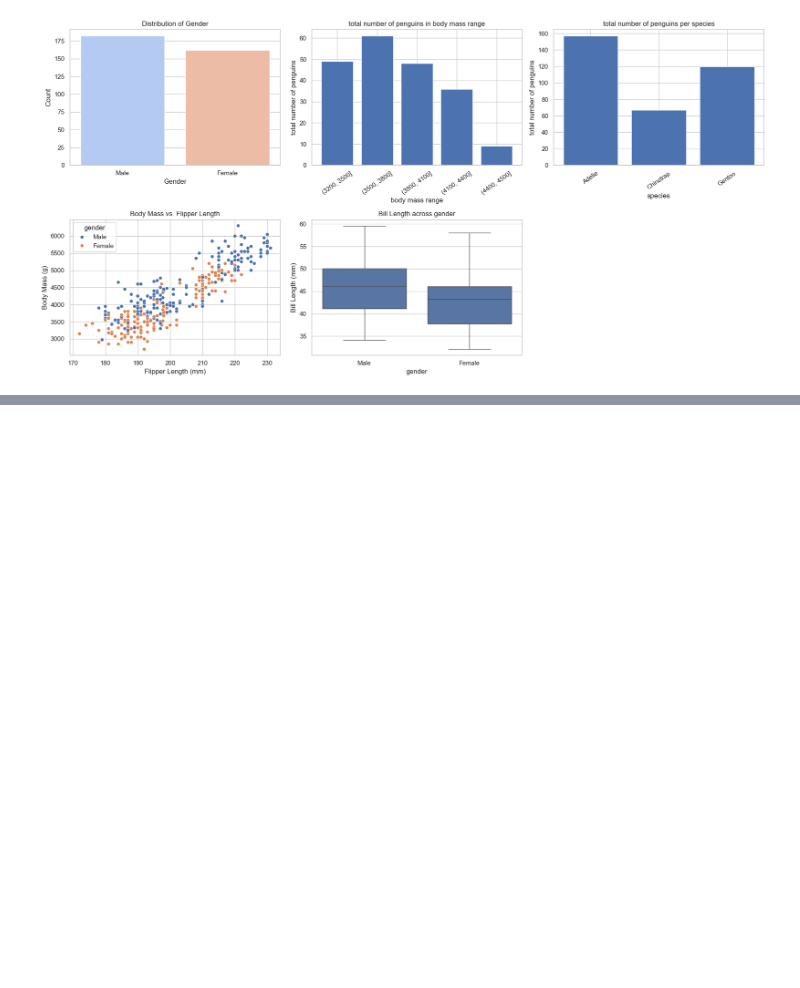
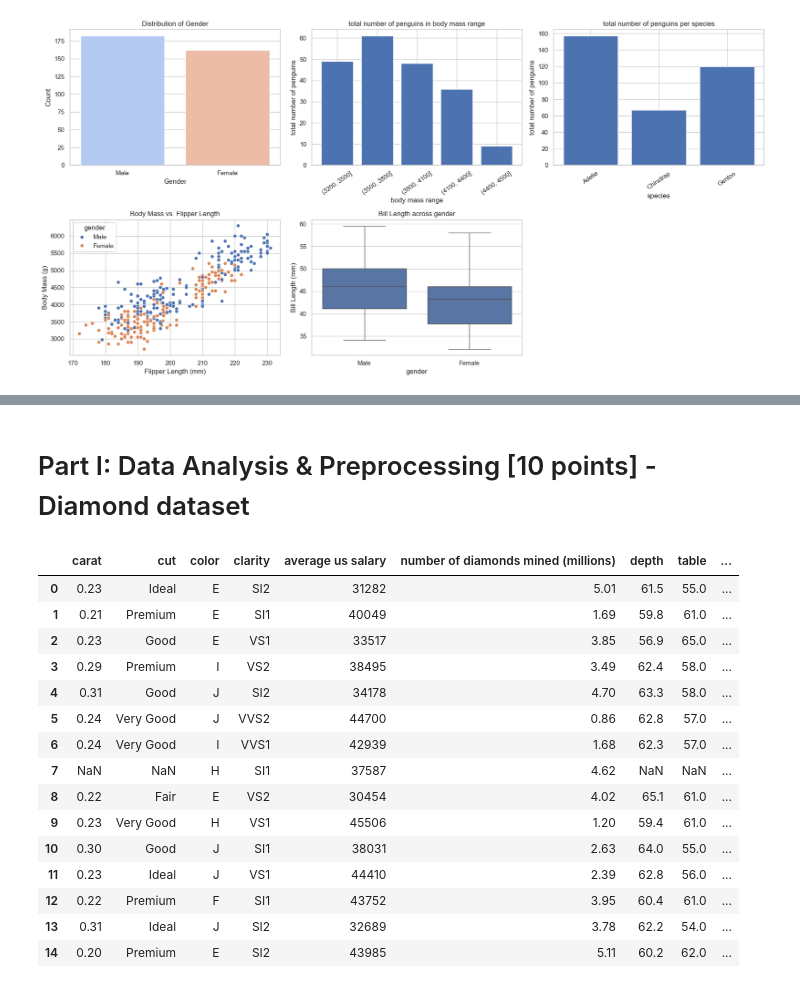
Before and after one commit to Ganesh-Kdt/Classification-and-Regression-Model-From-Scratch, a Jupyter notebook: ganeshdi_sushreen_assignment1_checkpoint.ipynb, the cells around one changed output, grey strips where cells are left out. Cells and saved outputs as stored; diff of their text form; code cells hidden in the pictures; blank space fills up the shorter version.

```diff
--- a/ganeshdi_sushreen_assignment1_checkpoint.ipynb
+++ b/ganeshdi_sushreen_assignment1_checkpoint.ipynb
@@ -239,3 +256,5 @@ df.to_csv('penguins_preprocessed.csv', sep=',', encoding='utf-8')
 
 # df_non_categorical=df.drop(columns=['gender', 'species', 'island'])
 # df_non_categorical.corr()
+# %% [markdown]
+# Part I: Data Analysis & Preprocessing [10 points] - Diamond dataset
@@ -241,0 +264,23 @@ df.to_csv('penguins_preprocessed.csv', sep=',', encoding='utf-8')
+# %%
+pd.set_option('display.max_rows', 200)
+pd.set_option('display.max_columns', 15)
+diamond_df = pd.read_csv('Data/noisy_datasets/diamond.csv', skipinitialspace=True, na_values=['FALSE', 'TRUE', 'MAYBE','IF','if'])
+diamond_df.drop('Unnamed: 0',axis=1,inplace=True)
+diamond_df.head(15)
+# %% [output]
+|  | carat | cut | color | clarity | average us salary | number of diamonds mined (millions) | depth | table | ... |
+| 0 | 0.23 | Ideal | E | SI2 | 31282 | 5.01 | 61.5 | 55.0 | ... |
+| 1 | 0.21 | Premium | E | SI1 | 40049 | 1.69 | 59.8 | 61.0 | ... |
+| 2 | 0.23 | Good | E | VS1 | 33517 | 3.85 | 56.9 | 65.0 | ... |
+| 3 | 0.29 | Premium | I | VS2 | 38495 | 3.49 | 62.4 | 58.0 | ... |
+| 4 | 0.31 | Good | J | SI2 | 34178 | 4.70 | 63.3 | 58.0 | ... |
+| 5 | 0.24 | Very Good | J | VVS2 | 44700 | 0.86 | 62.8 | 57.0 | ... |
+| 6 | 0.24 | Very Good | I | VVS1 | 42939 | 1.68 | 62.3 | 57.0 | ... |
+| 7 | NaN | NaN | H | SI1 | 37587 | 4.62 | NaN | NaN | ... |
+| 8 | 0.22 | Fair | E | VS2 | 30454 | 4.02 | 65.1 | 61.0 | ... |
+| 9 | 0.23 | Very Good | H | VS1 | 45506 | 1.20 | 59.4 | 61.0 | ... |
+| 10 | 0.30 | Good | J | SI1 | 38031 | 2.63 | 64.0 | 55.0 | ... |
+| 11 | 0.23 | Ideal | J | VS1 | 44410 | 2.39 | 62.8 | 56.0 | ... |
+| 12 | 0.22 | Premium | F | SI1 | 43752 | 3.95 | 60.4 | 61.0 | ... |
+| 13 | 0.31 | Ideal | J | SI2 | 32689 | 3.78 | 62.2 | 54.0 | ... |
+| 14 | 0.20 | Premium | E | SI2 | 43985 | 5.11 | 60.2 | 62.0 | ... |
```
Also changed, not shown: parts of 19 cells of this notebook, 1 other file.
